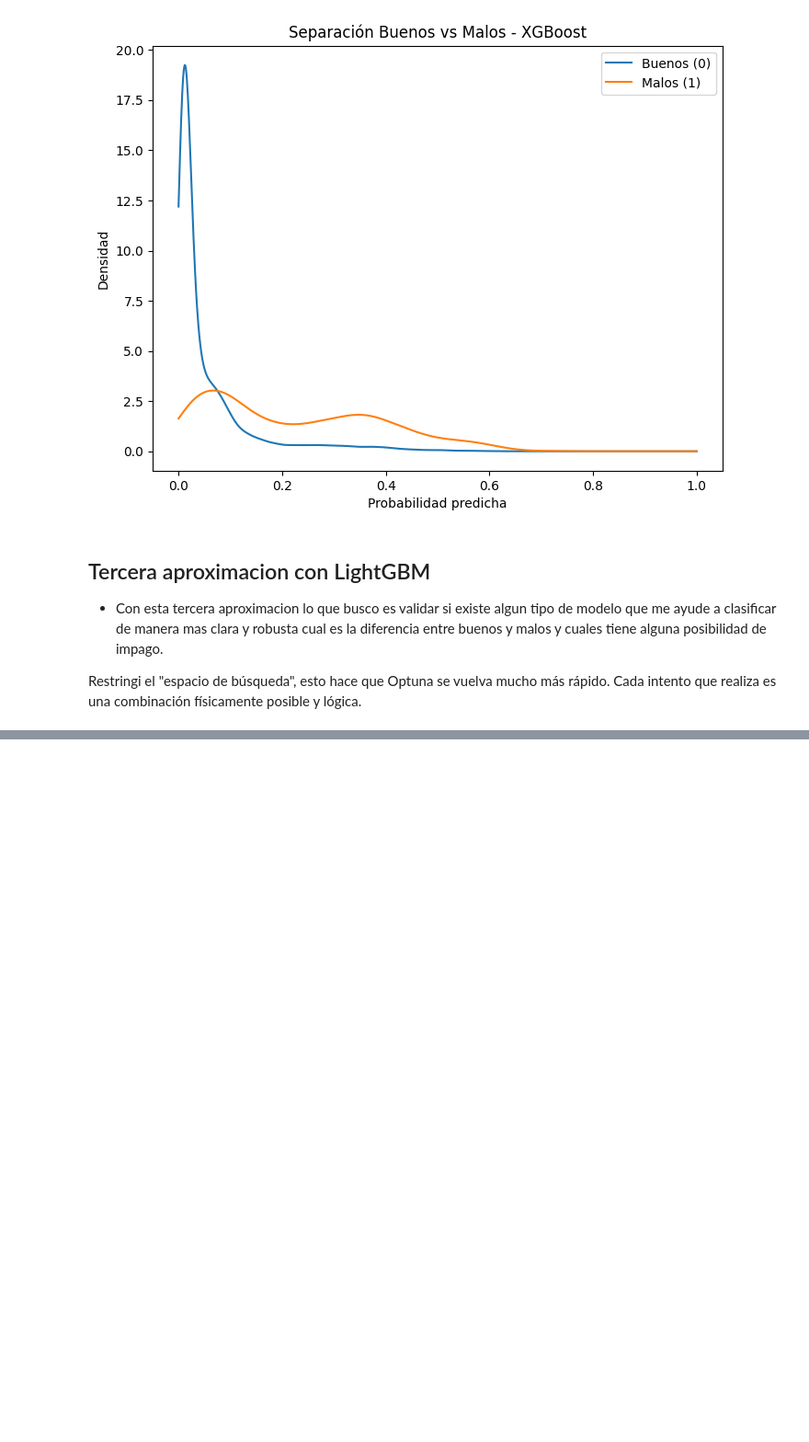
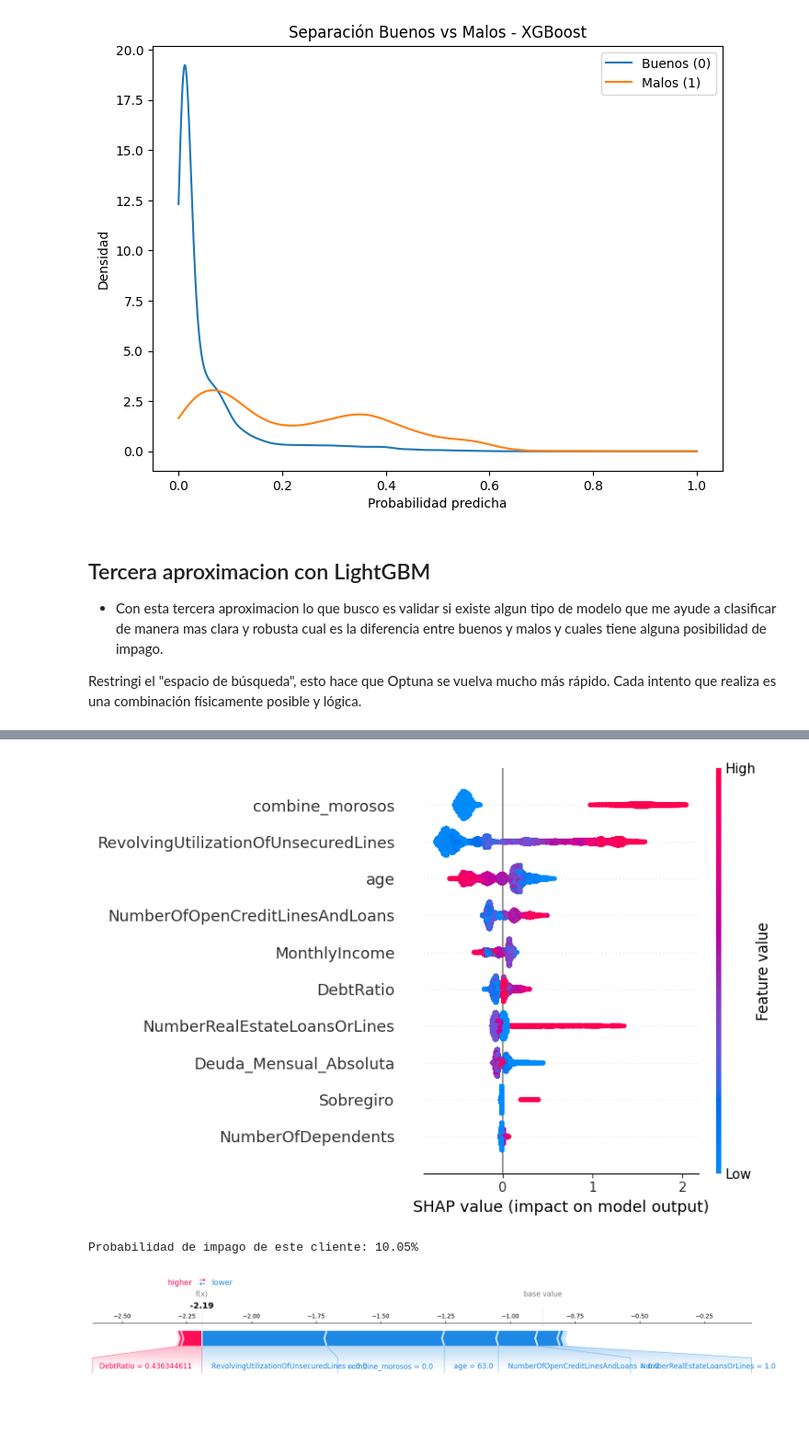
Before and after one commit to THEWACHER1103/Analisis_SuperStore, a Jupyter notebook: Analisis_crediticio.ipynb, the cells around one changed output, grey strips where cells are left out. Shown at 92% size. Cells and saved outputs as stored; diff of their text form; code cells hidden in the pictures; blank space fills up the shorter version.

```diff
--- a/Analisis_crediticio.ipynb
+++ b/Analisis_crediticio.ipynb
@@ -1170,0 +1171,38 @@ plot_learning_curve(best_model, X_train, y_train)
+# %%
+# Instalar la librería si no la tienes
+!pip install shap
+import shap
+import matplotlib.pyplot as plt
+
+shap.initjs()
+# 1. Crear el "Explicador" alimentándolo con tu modelo LightGBM ganador
+explainer = shap.TreeExplainer(final_lgb)
+
+# 2. Calcular los valores SHAP para tu set de Test (cómo el modelo evalúa clientes nuevos)
+# Esto puede tomar un par de minutos dependiendo de la máquina
+shap_values = explainer.shap_values(X_test)
+
+# En LightGBM (clasificación binaria), shap_values suele devolver una lista con 2 matrices (Clase 0 y Clase 1).
+# Nos interesa la Clase 1 (Riesgo de Morosidad/Impago), que es el índice [1].
+shap_values_bads = shap_values[1] if isinstance(shap_values, list) else shap_values
+
+# 3. Generar el Gráfico de Resumen (Summary Plot)
+plt.figure(figsize=(10, 8))
+shap.summary_plot(shap_values_bads, X_test, feature_names=X_test.columns)
+
+# Vamos a analizar al Cliente en la fila 0 de tu X_test
+cliente_idx = 100
+
+# Obtener la probabilidad real que predijo el modelo para confirmar
+probabilidad_cliente = final_lgb.predict_proba(X_test.iloc[[cliente_idx]])[:,1][0]
+print(f"Probabilidad de impago de este cliente: {probabilidad_cliente:.2%}")
+
+# Generar el gráfico de fuerza (Force Plot)
+# Nos muestra cómo las variables empujaron el score final
+shap.force_plot(
+    explainer.expected_value[1] if isinstance(explainer.expected_value, list) else explainer.expected_value,
+    shap_values_bads[cliente_idx],
+    X_test.iloc[cliente_idx],
+    matplotlib=True # Usamos matplotlib=True para que se dibuje estático sin problemas
+)
+# %% [output]
@@ -1170,0 +1228,3 @@ plot_learning_curve(best_model, X_train, y_train)
+[figure, added]
+Probabilidad de impago de este cliente: 10.05%
+[figure, added]
```
Also changed, not shown: parts of 11 cells of this notebook.
